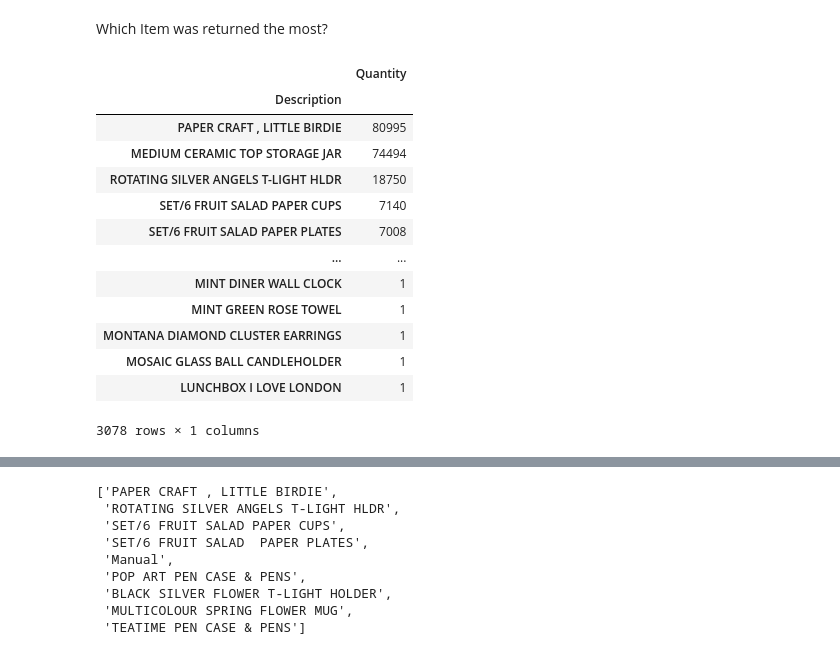
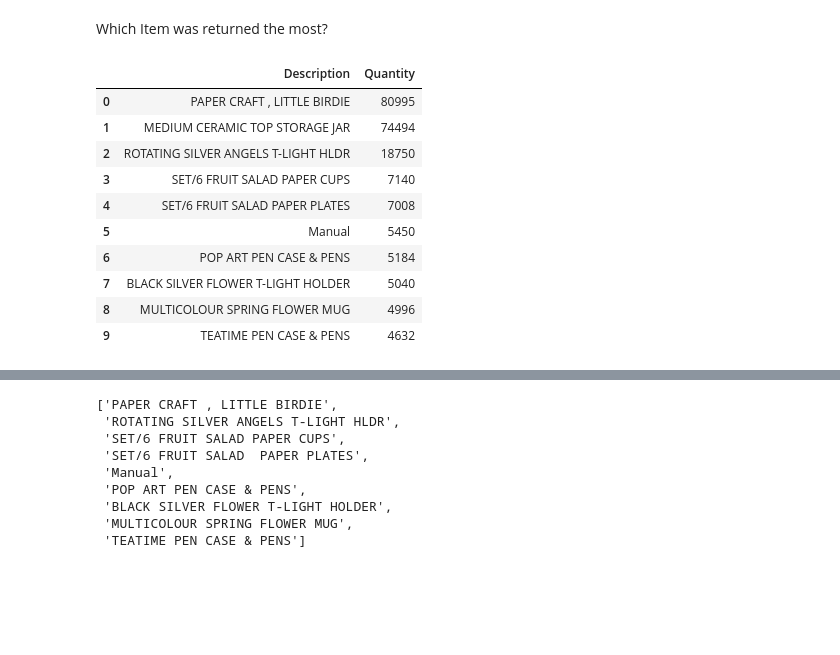
Before and after one commit to Hoomaaan/Retail-Store-Challenge, a Jupyter notebook: main.ipynb, the cells around one changed output, grey strips where cells are left out. Cells and saved outputs as stored; diff of their text form; code cells hidden in the pictures; blank space fills up the shorter version.

```diff
--- a/main.ipynb
+++ b/main.ipynb
@@ -242,22 +241,19 @@ If the Customer ID is missing value, we don't count it. It appears that Bermuda
 # %% [markdown]
 Which Item was returned the most?
 # %%
-top_cancelled_df = df_cancelled.groupby('Description')[['Quantity']].sum().sort_values('Quantity', ascending=False)
+top_cancelled_df = df_cancelled.groupby('Description')[['Quantity']].sum().sort_values('Quantity', ascending=False)[:10].reset_index()
 top_cancelled_items = top_cancelled_df.index.tolist()[:10]
 top_cancelled_df
 # print(top_cancelled_items)
 # %% [output]
-|  | Quantity |
-| Description |  |
-| PAPER CRAFT , LITTLE BIRDIE | 80995 |
-| MEDIUM CERAMIC TOP STORAGE JAR | 74494 |
-| ROTATING SILVER ANGELS T-LIGHT HLDR | 18750 |
-| SET/6 FRUIT SALAD PAPER CUPS | 7140 |
-| SET/6 FRUIT SALAD PAPER PLATES | 7008 |
-| ... | ... |
-| MINT DINER WALL CLOCK | 1 |
-| MINT GREEN ROSE TOWEL | 1 |
-| MONTANA DIAMOND CLUSTER EARRINGS | 1 |
-| MOSAIC GLASS BALL CANDLEHOLDER | 1 |
-| LUNCHBOX I LOVE LONDON | 1 |
+|  | Description | Quantity |
+| 0 | PAPER CRAFT , LITTLE BIRDIE | 80995 |
+| 1 | MEDIUM CERAMIC TOP STORAGE JAR | 74494 |
+| 2 | ROTATING SILVER ANGELS T-LIGHT HLDR | 18750 |
+| 3 | SET/6 FRUIT SALAD PAPER CUPS | 7140 |
+| 4 | SET/6 FRUIT SALAD PAPER PLATES | 7008 |
+| 5 | Manual | 5450 |
+| 6 | POP ART PEN CASE & PENS | 5184 |
+| 7 | BLACK SILVER FLOWER T-LIGHT HOLDER | 5040 |
+| 8 | MULTICOLOUR SPRING FLOWER MUG | 4996 |
+| 9 | TEATIME PEN CASE & PENS | 4632 |
-3078 rows × 1 columns
```
Also changed, not shown: parts of 6 cells of this notebook, 1 other file.
